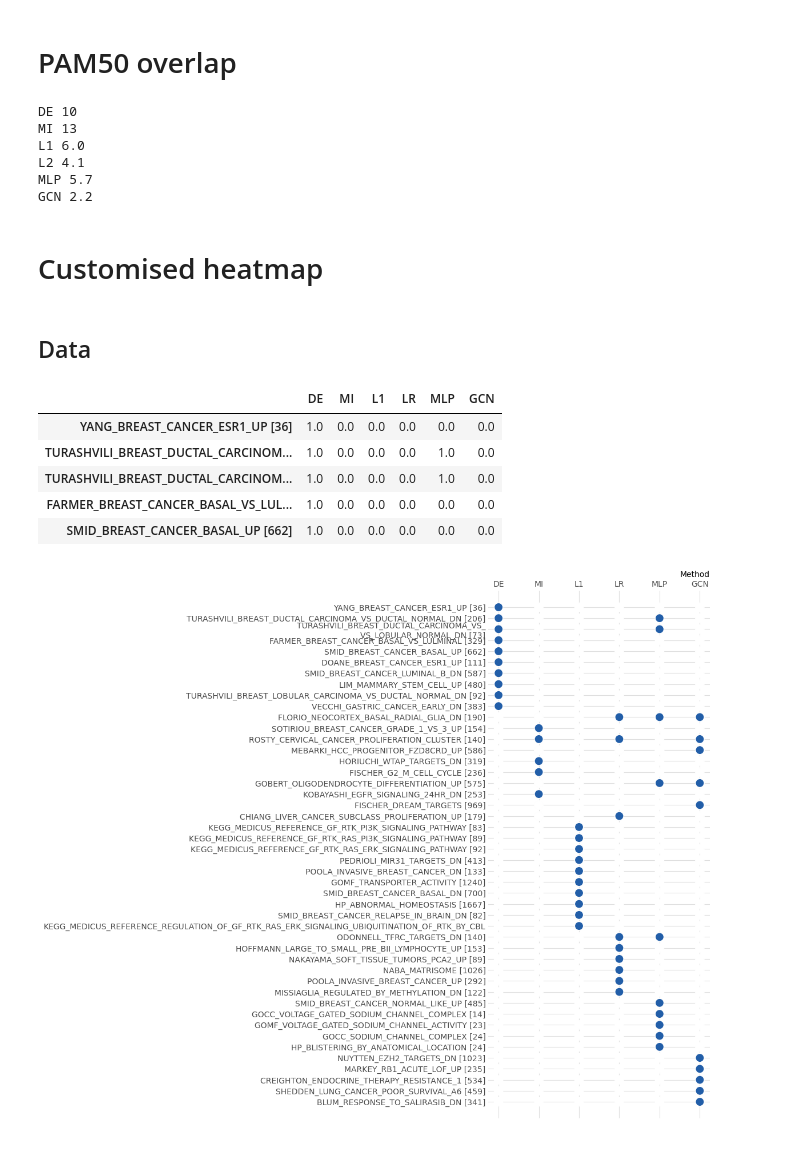
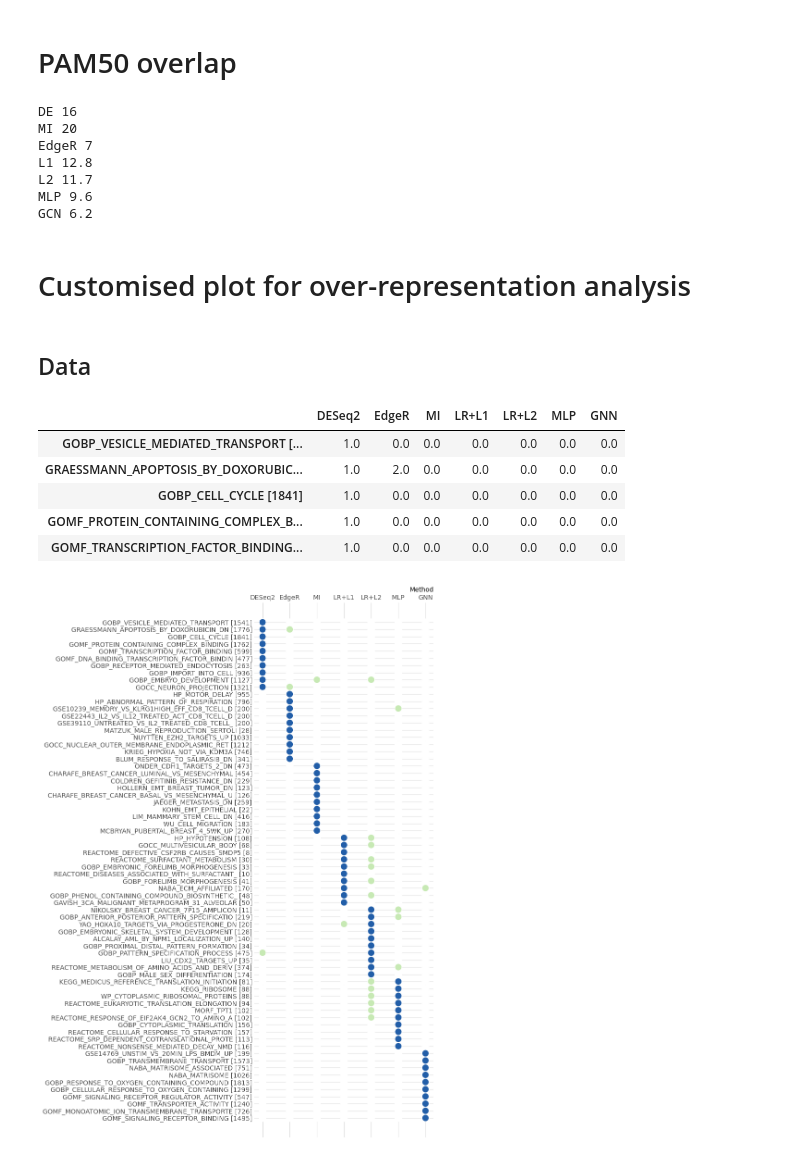
Before and after one commit to mbonto/XAI_in_genomics, a Jupyter notebook: Visualisation/show_GSEA.ipynb, the cells around one changed output. Cells and saved outputs as stored; diff of their text form; code cells hidden in the pictures.

```diff
--- a/Visualisation/show_GSEA.ipynb
+++ b/Visualisation/show_GSEA.ipynb
@@ -14,10 +14,13 @@ def get_gene_sets(file_name):
     return _set
 
 file_name = "order_DESeq2_wo_values.txt"
-set_DE = get_gene_sets(file_name)[:50]
+set_DE = get_gene_sets(file_name)[:100]
 
 file_name = "order_MI_wo_values.txt"
-set_MI = get_gene_sets(file_name)[:50]
+set_MI = get_gene_sets(file_name)[:100]
+
+file_name = "order_edgeR_wo_values.txt"
+set_edgeR = get_gene_sets(file_name)[:100]
 
 n_repet = 10
 overlap_L1 = 0
@@ -28,37 +31,39 @@ overlap_GCN = 0
 for exp in range(1, n_repet+1):
 
     file_name = f"order_IG_LR_L1_penalty_set_train_exp_{exp}_wo_values.txt"
-    set_L1 = get_gene_sets(file_name)[:50]
+    set_L1 = get_gene_sets(file_name)[:100]
     overlap_L1 += len(set(PAM50).intersection(set(set_L1)))
 
-    file_name = f"order_IG_LR_set_train_exp_{exp}_wo_values.txt"
-    set_L2 = get_gene_sets(file_name)[:50]
+    file_name = f"order_IG_LR_L2_penalty_set_train_exp_{exp}_wo_values.txt"
+    set_L2 = get_gene_sets(file_name)[:100]
     overlap_L2 += len(set(PAM50).intersection(set(set_L2)))
 
     file_name = f"order_IG_MLP_set_train_exp_{exp}_wo_values.txt"
-    set_MLP = get_gene_sets(file_name)[:50]
+    set_MLP = get_gene_sets(file_name)[:100]
     overlap_MLP += len(set(PAM50).intersection(set(set_MLP)))
 
     file_name = f"order_IG_GCN_set_train_exp_{exp}_wo_values.txt"
-    set_GCN = get_gene_sets(file_name)[:50]
+    set_GCN = get_gene_sets(file_name)[:100]
     overlap_GCN += len(set(PAM50).intersection(set(set_GCN)))
 
 
 print("DE", len(set(PAM50).intersection(set(set_DE))))
 print("MI", len(set(PAM50).intersection(set(set_MI))))
+print("EdgeR", len(set(PAM50).intersection(set(set_edgeR))))
 print("L1", overlap_L1 / n_repet)
 print("L2", overlap_L2 / n_repet)
 print("MLP", overlap_MLP / n_repet)
 print("GCN", overlap_GCN / n_repet)
 # %% [output]
-DE 10
-MI 13
-L1 6.0
-L2 4.1
-MLP 5.7
-GCN 2.2
+DE 16
+MI 20
+EdgeR 7
+L1 12.8
+L2 11.7
+MLP 9.6
+GCN 6.2
 # %% [markdown]
-# Customised heatmap
+# Customised plot for  over-representation analysis
 # %%
 import os
 import matplotlib.colors as mcolors
@@ -69,23 +74,24 @@ plt.rcParams.update({"font.family": "Roboto Condensed"})
 # %% [markdown]
 ## Data
 # %%
-name = "BRCA-pam"
+name = "pancan"
 df = pd.read_excel(f"./GSEA/{name}.xlsx", index_col=0)
 df = df.fillna(0)
 df.head()
 # %% [output]
-|  | DE | MI | L1 | LR | MLP | GCN |
-| YANG_BREAST_CANCER_ESR1_UP [36] | 1.0 | 0.0 | 0.0 | 0.0 | 0.0 | 0.0 |
-| TURASHVILI_BREAST_DUCTAL_CARCINOM... | 1.0 | 0.0 | 0.0 | 0.0 | 1.0 | 0.0 |
-| TURASHVILI_BREAST_DUCTAL_CARCINOM... | 1.0 | 0.0 | 0.0 | 0.0 | 1.0 | 0.0 |
-| FARMER_BREAST_CANCER_BASAL_VS_LUL... | 1.0 | 0.0 | 0.0 | 0.0 | 0.0 | 0.0 |
-| SMID_BREAST_CANCER_BASAL_UP [662] | 1.0 | 0.0 | 0.0 | 0.0 | 0.0 | 0.0 |
+|  | DESeq2 | EdgeR | MI | LR+L1 | LR+L2 | MLP | GNN |
+| GOBP_VESICLE_MEDIATED_TRANSPORT [... | 1.0 | 0.0 | 0.0 | 0.0 | 0.0 | 0.0 | 0.0 |
+| GRAESSMANN_APOPTOSIS_BY_DOXORUBIC... | 1.0 | 2.0 | 0.0 | 0.0 | 0.0 | 0.0 | 0.0 |
+| GOBP_CELL_CYCLE [1841] | 1.0 | 0.0 | 0.0 | 0.0 | 0.0 | 0.0 | 0.0 |
+| GOMF_PROTEIN_CONTAINING_COMPLEX_B... | 1.0 | 0.0 | 0.0 | 0.0 | 0.0 | 0.0 | 0.0 |
+| GOMF_TRANSCRIPTION_FACTOR_BINDING... | 1.0 | 0.0 | 0.0 | 0.0 | 0.0 | 0.0 | 0.0 |
 # %%
 # Plot inspired by this example
 # https://python-graph-gallery.com/web-heatmap-and-radial-barchart-plastics/
 
 # Methods
-methods = ["DE", "MI", "L1", "LR", "MLP", "GCN"]
+methods = ["DESeq2", "EdgeR", "MI", "LR+L1", "LR+L2", "MLP", "GNN"]
+rename_methods = {"DESeq2":"DESeq2", "EdgeR": "EdgeR", "MI": "MI", "LR+L1":"LR+L1", "LR+L2":"LR+L2", "MLP":"MLP", "GNN":"GNN"}
 
 # Define colors
 COLORS = ["#0C2C84", "#225EA8", "#1D91C0", "#41B6C4", "#7FCDBB", "#C7E9B4", "#FFFFCC"]
@@ -93,25 +99,36 @@ COLORS = ["#0C2C84", "#225EA8", "#1D91C0", "#41B6C4", "#7FCDBB", "#C7E9B4", "#FF
 cmap = mcolors.LinearSegmentedColormap.from_list("colormap", COLORS, N=256)
 
 # Define colors
-COLORS = ["#ffffff", "#225EA8"]
+COLORS = ["#ffffff", "#225EA8", "#C7E9B4"]
 # Create colormap
-cmap = mcolors.LinearSegmentedColormap.from_list("colormap", COLORS, N=256)
+cmap = mcolors.LinearSegmentedColormap.from_list("colormap", COLORS, N=3)
 
 
-def plot_heatmap(ax):
+def plot_heatmap(ax, methods, rename_methods, xlabel):
     # Get values for y axis
     y = list(df.index)
+
+    # Limit the length of the values on the y axis
+    for i in range(len(y)):
+        # print(y[i])
+        y[i] = y[i].strip()
+        temp = y[i].split("[")
+        if len(y[i]) <= 50:
+            pass
+        else:
+            y[i] = y[i][:50 - len(temp[1]) - 2] + " [" + temp[1]
+        # print(y[i])
 
     # Iterate over methods
     for i, method in enumerate(methods):
         # Select data for the given method
-        d = df[method]
+        d = df[rename_methods[method]]
 
         # Get values for the x axis
         x = [i] * len(y)
 
         # Generate colors.
-        color = cmap(d.values)
+        color = cmap(d.values.astype('int'))
 
         # Plot the markers
         ax.scatter(x, y, color=color, s=120, edgecolors="#ffffff")
@@ -135,7 +152,7 @@ def plot_heatmap(ax):
     ax.tick_params(size=0, colors="0.3")
 
     # Set label for horizontal axis.
-    ax.set_xlabel("Method", loc="right")
+    ax.set_xlabel(xlabel, loc="right")
     ax.xaxis.set_label_position('top')
     ax.xaxis.tick_top()
 
@@ -149,9 +166,9 @@ def plot_heatmap(ax):
 
     return ax
 # %%
-fig, ax = plt.subplots(figsize=(5, 12))
-plot_heatmap(ax)
+fig, ax = plt.subplots(figsize=(5, 15))
+plot_heatmap(ax, methods, rename_methods, "Method")
 plt.savefig(os.path.join(f"GSEA_{name}.png"), bbox_inches='tight')
 plt.show()
 # %% [output]
-[figure, old version]
+[figure, new version]
```
Also changed, not shown: parts of 1 cell of this notebook, 18 other files.
